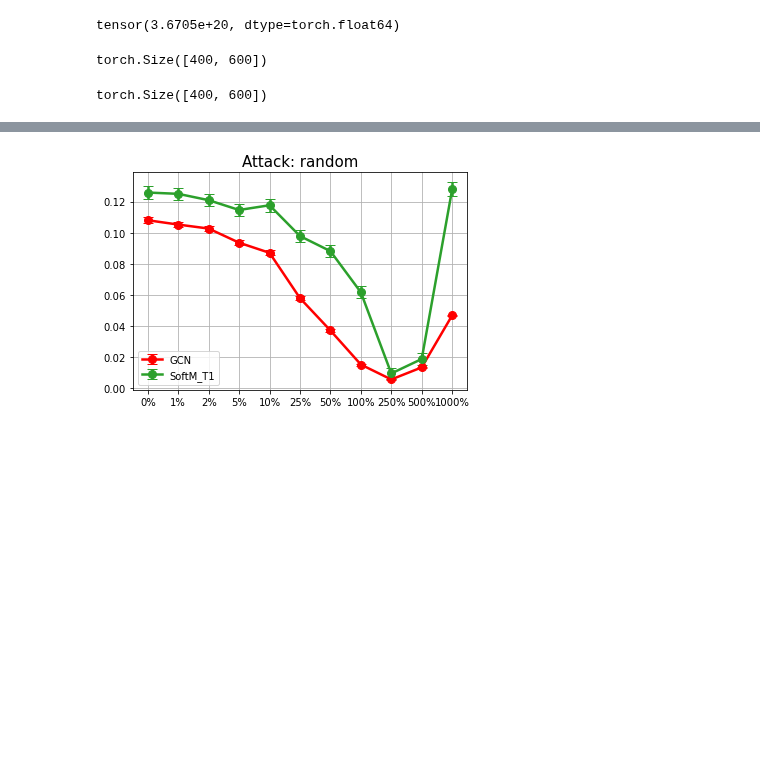
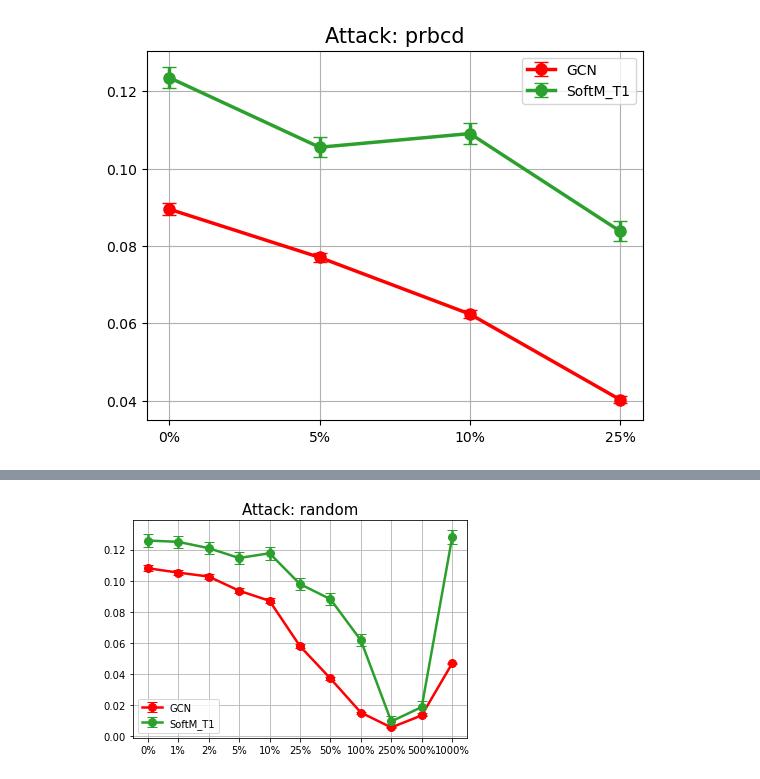
Before and after one commit to saper0/qpcert, a Jupyter notebook: ntk_gradient_attack.ipynb, the cells around one changed output, grey strips where cells are left out. Drawn from its saved outputs; the diff is of its cells as text; code cells hidden in the pictures; blank space fills up the shorter version.

Commit message:
PRBCD attack is now working.

```diff
--- a/ntk_gradient_attack.ipynb
+++ b/ntk_gradient_attack.ipynb
@@ -34,7 +34,6 @@ data_dict = dict(
     avg_within_class_degree = 1.58 * 2,
     avg_between_class_degree = 0.37 * 2,
 )
-#assert data_dict["n_per_class_trn"] == data_dict["n_per_class_labeled"] # PRBCD can't handle otherwise
 K = 1
 seed = 1
 # Model
@@ -51,19 +50,18 @@ model_dict_softmedoid = {
     "depth": 1,
     "T": 1
 }
-model_dict = model_dict_softmedoid
+model_dict = model_dict_gcn
 model_dict_l = [model_dict_gcn, model_dict_softmedoid]
 attack_params = {
     "attack": "prbcd",
     "search_space_size": 50_000,
-    "epochs": 10,
+    "epochs": 100,
     "fine_tune_epochs": 0
 }
 # Attack
-eps_l = [0, 0.01, 0.025, 0.05, 0.10, 0.25, 0.50, 1, 2.5, 5, 10]
+eps_l = [0, 0.05, 0.10, 0.25]
 # other
-device = "cpu"
+device = "0"
 dtype = torch.float64
-os.environ['CUDA_LAUNCH_BLOCKING'] = "1"
 # %%
 rng = np.random.Generator(np.random.PCG64(seed))
@@ -169,43 +103,4 @@ utils.accuracy(y_pred, y, idx_unlabeled)
-# %%
-# NTK inverse is unstable!
-M2 = ntk_unlabeled.matmul(torch.linalg.inv(ntk_labeled))
-torch.dist(ntk_labeled @ torch.linalg.inv(ntk_labeled), torch.eye(n_labeled*2))
-# %% [output]
-tensor(3.6705e+20, dtype=torch.float64)
-# %%
-M2.size()
-# %% [output]
-torch.Size([400, 600])
-# %%
-t[idx_unlabeled,:][:,idx_labeled].shape
-# %% [output]
-torch.Size([400, 600])
-# %%
-ntk_dict = dict()
-device_ = configure_hardware(device, seed)
-data_dict["K"] = K
-for model_dict in model_dict_l:
-    # Sample
-    X, A, y = get_graph(data_dict, seed=seed, sort=True)
-    X = torch.tensor(X, dtype=dtype, device=device_)
-    A = torch.tensor(A, dtype=dtype, device=device_)
-    y = torch.tensor(y, device=device_)
-    # Trn / Test Split
-    n_cls0 = sum(y == 0)
-    n = len(y)
-    idx_cls0 = rng.permutation(np.arange(n_cls0))
-    idx_cls1 = rng.permutation(np.arange(n_cls0, n))
-    n_trn = data_dict["n_per_class_trn"]
-    n_labeled = data_dict["n_per_class_labeled"]
-    idx_labeled = np.concatenate((idx_cls0[:n_labeled], idx_cls1[:n_labeled]))
-    idx_unlabeled = np.concatenate((idx_cls0[n_labeled:], idx_cls1[n_labeled:]))
-    idx_target = np.concatenate((idx_cls0[n_trn:], idx_cls1[n_trn:]))
-    # Init Attack
-    attack = create_attack(idx_target, X, A, y, attack_params, seed)
-    # Computing NTK
-    ntk_l = list()
-    for eps in eps_l:
-        n_pert = int(round(eps * count_edges_for_idx(A, idx_target)))
-        A_pert = attack.attack(n_pert)
-        ntk_l.append(NTK(X, A_pert, model_dict))
-    ntk_dict[model_dict["label"]] = ntk_l
+# %%
+plot_ntk_model_diff(ntk_dict, y, eps_l, attack_params["attack"])
+# %% [output]
+[figure, added]
```
Also changed, not shown: parts of 6 cells of this notebook, 5 other files.
